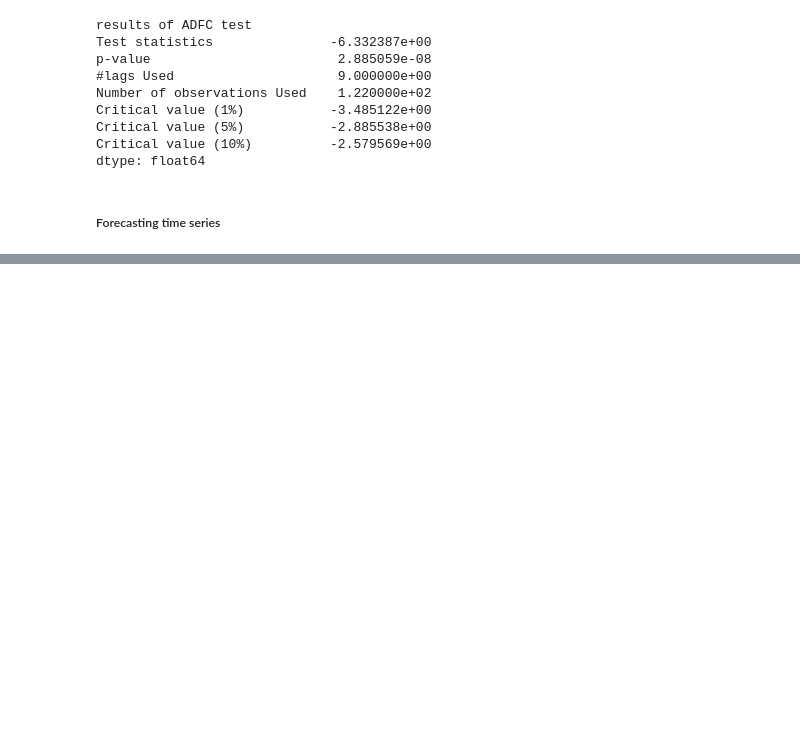
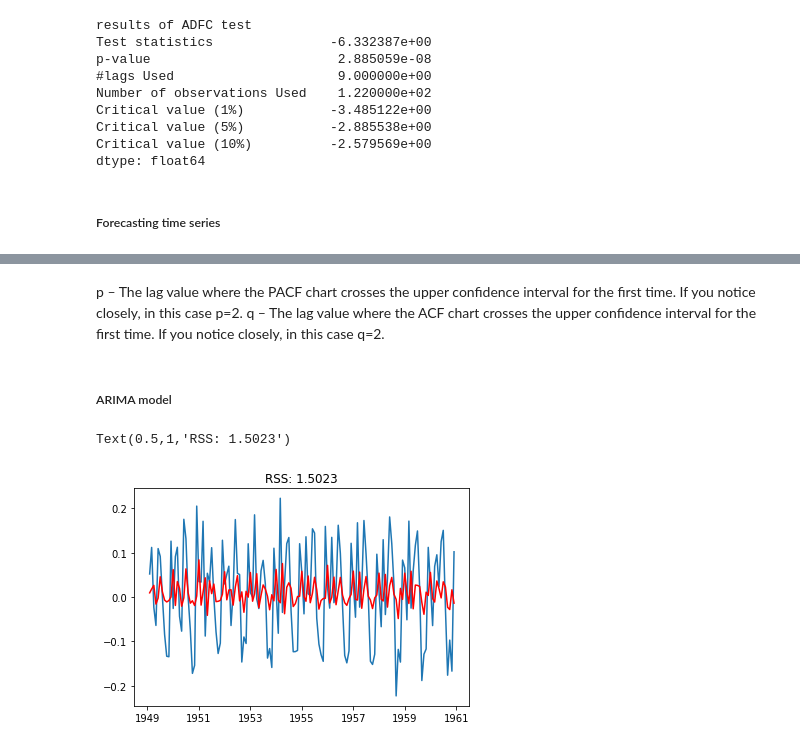
Before and after one commit to r-wambui/Time_series_analysis, a Jupyter notebook: Future Sales/Time Series Analysis.ipynb, the cells around one changed output, grey strips where cells are left out. Drawn from its saved outputs; the diff is of its cells as text; code cells hidden in the pictures; blank space fills up the shorter version.

Commit message:
Forecast with ARIMA model

```diff
--- a/Future Sales/Time Series Analysis.ipynb
+++ b/Future Sales/Time Series Analysis.ipynb
@@ -243,0 +281,17 @@ dtype: float64
+# %% [markdown]
+p – The lag value where the PACF chart crosses the upper confidence interval for the first time. If you notice closely, in this case p=2.
+q – The lag value where the ACF chart crosses the upper confidence interval for the first time. If you notice closely, in this case q=2.
+# %% [markdown]
+##### ARIMA model
+# %%
+from statsmodels.tsa.arima_model import ARIMA
+# AR MODEL
+model = ARIMA(index_dataset_log, order=(2, 1, 0))  # (p=2, d=1, q=2)
+results_AR = model.fit(disp=-1)
+plt.plot(difference_shift)
+plt.plot(results_AR.fittedvalues, color='red')
+# Residual Sum of Squares
+plt.title('RSS: %.4f'% sum((results_AR.fittedvalues-difference_shift["#Passengers"])**2))
+# %% [output]
+Text(0.5,1,'RSS: 1.5023')
+[figure, added]
```
Also changed, not shown: parts of 14 cells of this notebook.
